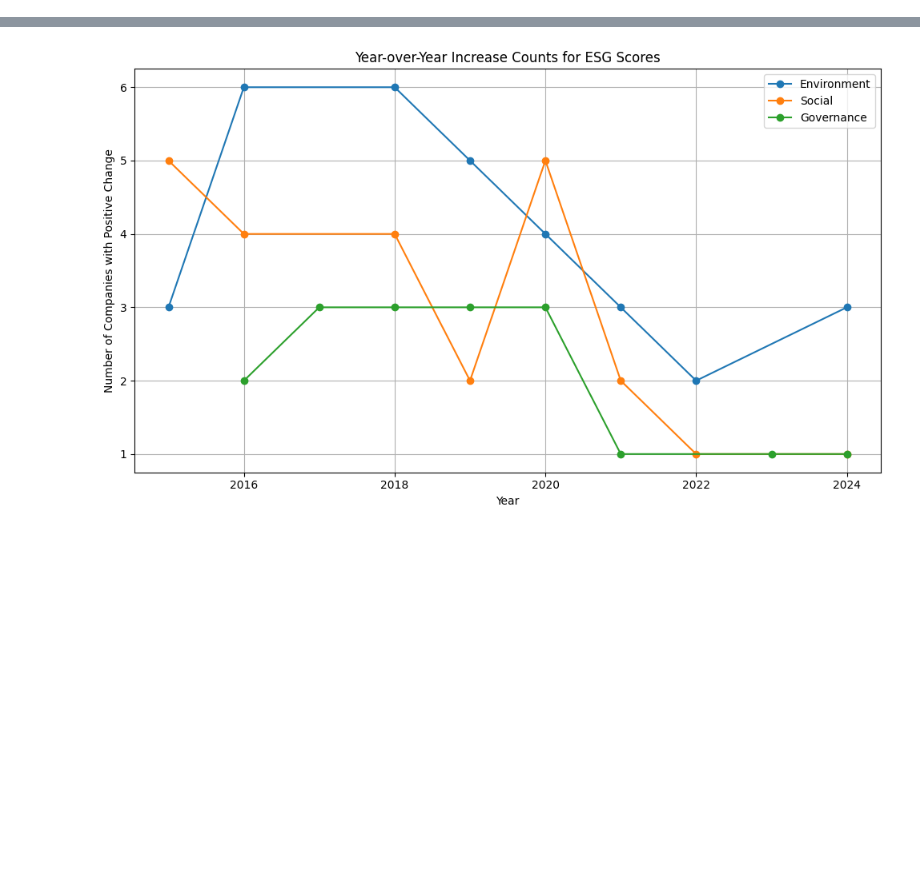
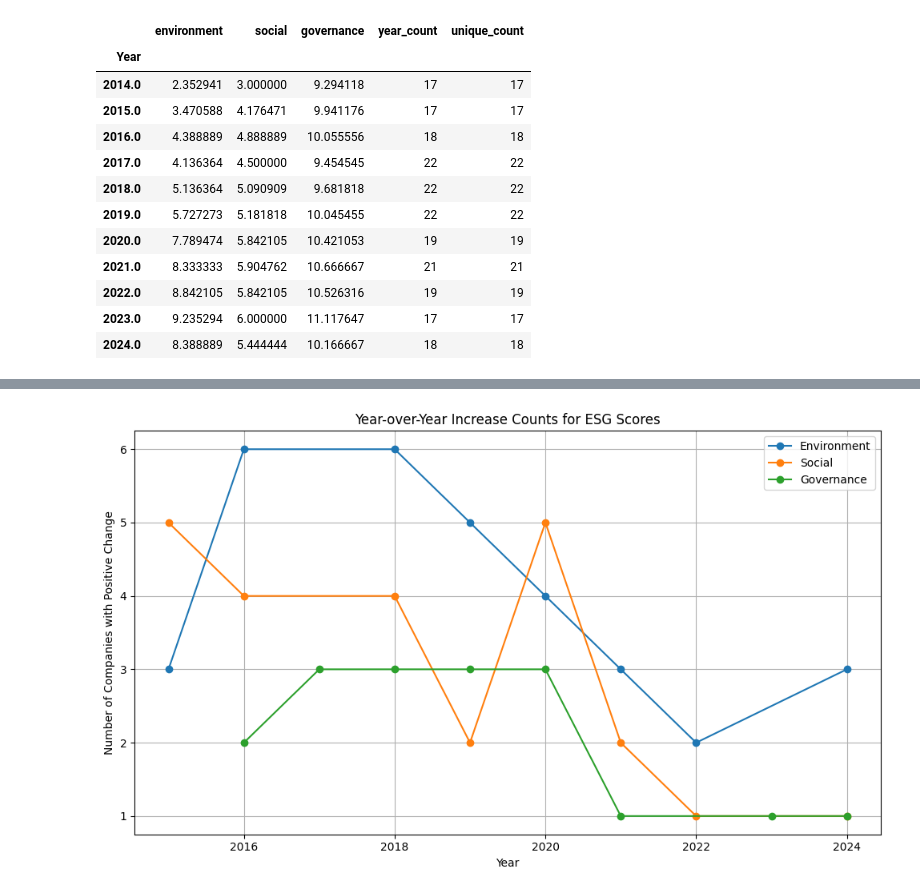
Before and after one commit to mickiem123/ESG, a Jupyter notebook: ESG.ipynb, the cells around one changed output, grey strips where cells are left out. Drawn from its saved outputs; the diff is of its cells as text; code cells hidden in the pictures; blank space fills up the shorter version.

```diff
--- a/ESG.ipynb
+++ b/ESG.ipynb
@@ -178,6 +213,22 @@ yearly_scores['year_count'] = df.groupby('Year').size()
 
 # Add unique_count (number of unique companies per year)
 yearly_scores['unique_count'] = df.groupby('Year')['Name'].nunique()
+# %%
+yearly_scores
+# %% [output]
+|  | environment | social | governance | year_count | unique_count |
+| Year |  |  |  |  |  |
+| 2014.0 | 2.352941 | 3.000000 | 9.294118 | 17 | 17 |
+| 2015.0 | 3.470588 | 4.176471 | 9.941176 | 17 | 17 |
+| 2016.0 | 4.388889 | 4.888889 | 10.055556 | 18 | 18 |
+| 2017.0 | 4.136364 | 4.500000 | 9.454545 | 22 | 22 |
+| 2018.0 | 5.136364 | 5.090909 | 9.681818 | 22 | 22 |
+| 2019.0 | 5.727273 | 5.181818 | 10.045455 | 22 | 22 |
+| 2020.0 | 7.789474 | 5.842105 | 10.421053 | 19 | 19 |
+| 2021.0 | 8.333333 | 5.904762 | 10.666667 | 21 | 21 |
+| 2022.0 | 8.842105 | 5.842105 | 10.526316 | 19 | 19 |
+| 2023.0 | 9.235294 | 6.000000 | 11.117647 | 17 | 17 |
+| 2024.0 | 8.388889 | 5.444444 | 10.166667 | 18 | 18 |
 # %%
 # --- Cell 11: Normalize yearly_scores before plotting ---
 
```
Also changed, not shown: parts of 9 cells of this notebook.
